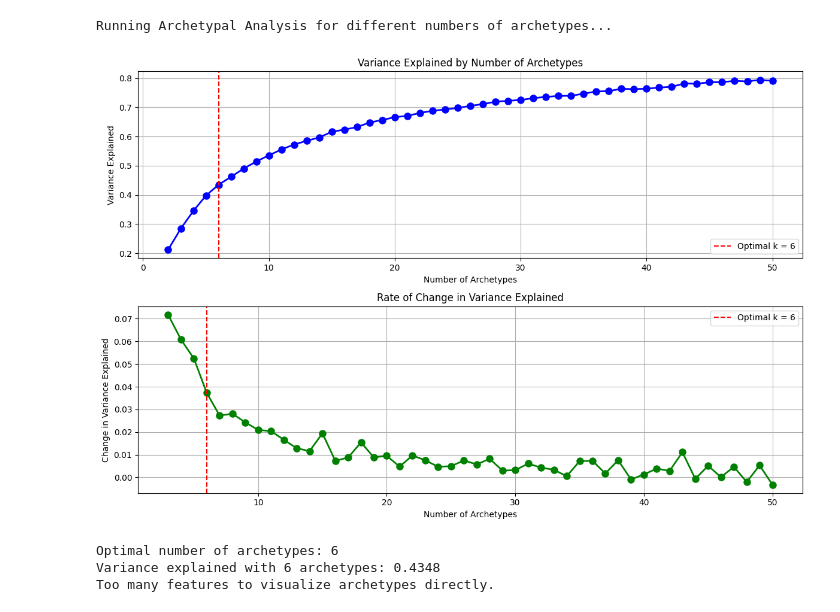
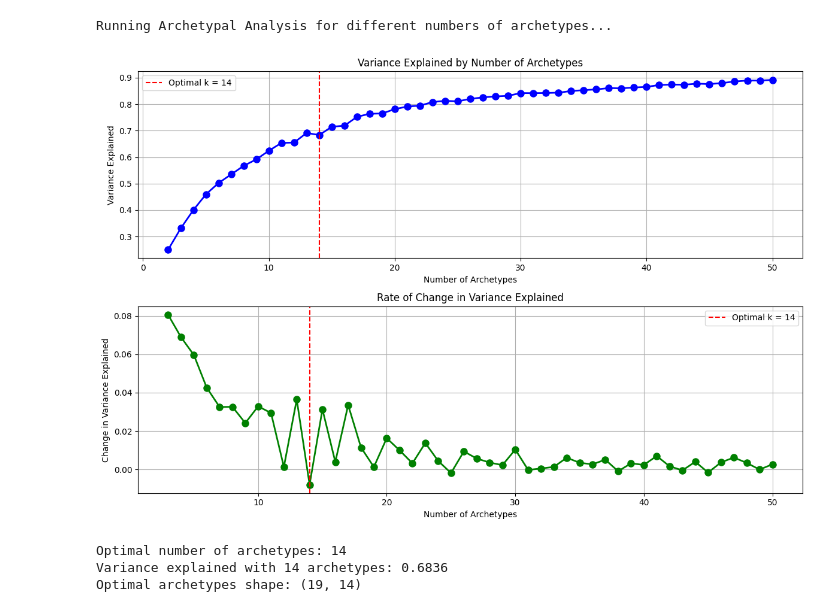
Before and after one commit to MrMustii/CDA_Case2, a Jupyter notebook: explore.ipynb, the cells around one changed output. Drawn from its saved outputs; the diff is of its cells as text; code cells hidden in the pictures.

```diff
--- a/explore.ipynb
+++ b/explore.ipynb
@@ -358,9 +412,9 @@ for i, n_components in enumerate(tqdm.tqdm(n_components_range)):
                               random_state=RANDOM)
 
     # Fit once and use the same model for both metrics
-    gaussMix.fit(numpy_data)
-    BIC[i] = gaussMix.bic(numpy_data)
-    AIC[i] = gaussMix.aic(numpy_data)
+    gaussMix.fit(scaled_data)
+    BIC[i] = gaussMix.bic(scaled_data)
+    AIC[i] = gaussMix.aic(scaled_data)
 
 # Plotting
 plt.figure(figsize=(10, 10))
@@ -422,7 +476,7 @@ Cophenetic correlation coefficient: 0.535 (closer to 1 is better)
 # %%
 ####  Self-Organizing Maps ####
 # Define SOM parameters
-input_len = numpy_data.shape[1]  # Number of features in the data
+input_len = scaled_data.shape[1]  # Number of features in the data
 
 # Try different SOM grid sizes
 som_shapes = [(n, n) for n in range(2, 21)]
@@ -437,20 +491,20 @@ for som_shape in som_shapes:
                   random_seed=RANDOM)
 
     # Initialize weights using PCA for faster convergence
-    som.pca_weights_init(numpy_data)
+    som.pca_weights_init(scaled_data)
 
     # Train the SOM
-    som.train_random(numpy_data, 5000)
+    som.train_random(scaled_data, 5000, verbose=False)
 
     # Calculate winners and quantization error
-    winners = np.array([som.winner(x) for x in numpy_data])
-    qe = som.quantization_error(numpy_data)
+    winners = np.array([som.winner(x) for x in scaled_data])
+    qe = som.quantization_error(scaled_data)
 
     # Convert winners to cluster labels
     cluster_labels = np.array([x[0] * som_shape[1] + x[1] for x in winners])
 
     # Calculate silhouette score if there's more than one cluster
-    silhouette_avg = silhouette_score(numpy_data, cluster_labels) if len(np.unique(cluster_labels)) > 1 else 0
+    silhouette_avg = silhouette_score(scaled_data, cluster_labels) if len(np.unique(cluster_labels)) > 1 else 0
 
     results.append({
         'som_shape': som_shape,
@@ -540,7 +587,7 @@ arch_range = range(2, 51)  # Extending the range for better analysis
 print("Running Archetypal Analysis for different numbers of archetypes...")
 for k in tqdm.tqdm(arch_range):
     # PCHA returns: XC (archetypes), S (coefficients), C (convex combination), SSE (sum of squared errors), varexpl (variance explained)
-    XC, S, C, SSE, varexpl = PCHA(numpy_data.T, noc=k, maxiter=100)
+    XC, S, C, SSE, varexpl = PCHA(scaled_data.T, noc=k, maxiter=1000)
     results.append({
         'k': k,
         'varexpl': varexpl,
@@ -567,47 +614,48 @@ plt.plot(arch_range, varexpl_values, 'o-', linewidth=2, markersize=8, color='blu
 plt.axvline(x=optimal_k, color='red', linestyle='--', label=f'Optimal k = {optimal_k}')
 plt.xlabel('Number of Archetypes')
 plt.ylabel('Variance Explained')
 plt.title('Variance Explained by Number of Archetypes')
 plt.grid(True)
 plt.legend()
 
 # Plot the rate of change (first derivative)
 plt.subplot(2, 1, 2)
 plt.plot(arch_range[1:], varexpl_diffs, 'o-', linewidth=2, markersize=8, color='green')
 plt.axvline(x=optimal_k, color='red', linestyle='--', label=f'Optimal k = {optimal_k}')
 plt.xlabel('Number of Archetypes')
 plt.ylabel('Change in Variance Explained')
 plt.title('Rate of Change in Variance Explained')
 plt.grid(True)
 plt.legend()
 
 plt.tight_layout()
 plt.show()
 
 # Print the results
 print(f"Optimal number of archetypes: {optimal_k}")
 print(f"Variance explained with {optimal_k} archetypes: {varexpl_values[elbow_idx]:.4f}")
 
 # Use the optimal number of archetypes to visualize results
 optimal_result = results[elbow_idx]
 optimal_archetypes = optimal_result['archetypes']
 
-# If the number of features is manageable, visualize the archetypes
-if numpy_data.shape[1] <= 30:  # Only show if we have a reasonable number of features
-    plt.figure(figsize=(15, 10))
-    for i in range(optimal_k):
-        plt.subplot(int(np.ceil(optimal_k/3)), 3, i+1)
-        plt.bar(range(numpy_data.shape[1]), optimal_archetypes[:, i])
-        plt.title(f'Archetype {i+1}')
-        plt.xticks([])  # Hide x-ticks for clarity
-    plt.tight_layout()
-    plt.show()
-else:
-    print("Too many features to visualize archetypes directly.")
+# FIX: Check dimensions and create feature indices
+feature_indices = np.arange(optimal_archetypes.shape[0])
+
+optimal_result = results[elbow_idx]
+optimal_archetypes = optimal_result['archetypes']
+
+# Print shape information for debugging
+print(f"Optimal archetypes shape: {optimal_archetypes.shape}")
+
+# Fix: Ensure proper dimensionality for visualization
+num_features = optimal_archetypes.shape[0]  # Number of features
+num_archetypes = optimal_archetypes.shape[1]  # Number of archetypes
+feature_indices = np.arange(num_features)
 # %% [output]
 Running Archetypal Analysis for different numbers of archetypes...
-[figure, old version]
+[figure, new version]
-Optimal number of archetypes: 6
-Variance explained with 6 archetypes: 0.4348
-Too many features to visualize archetypes directly.
+Optimal number of archetypes: 14
+Variance explained with 14 archetypes: 0.6836
+Optimal archetypes shape: (19, 14)
 # %%
```
Also changed, not shown: parts of 14 cells of this notebook.
